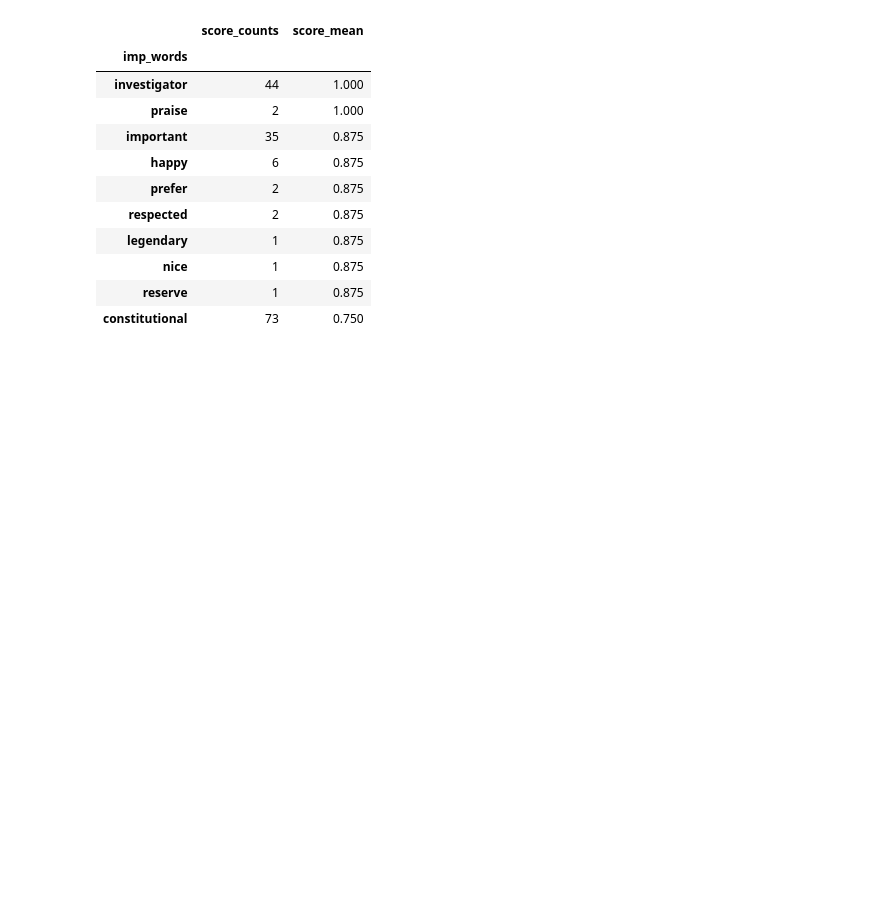
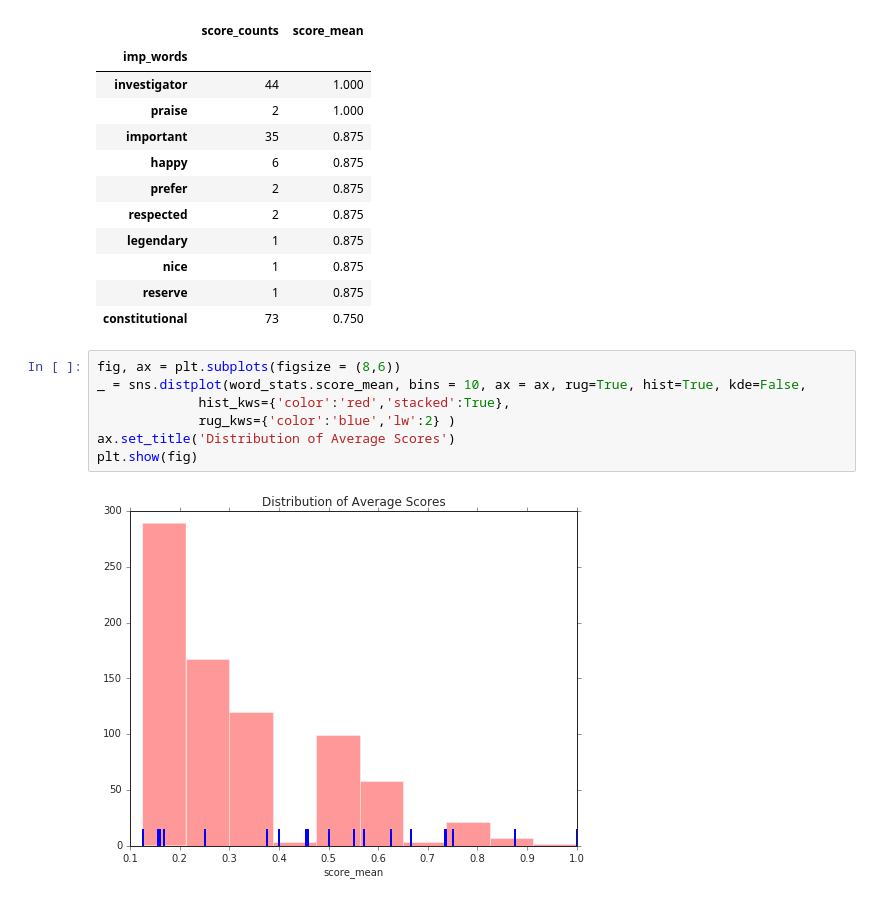
Before and after one commit to Gabya06/mueller, a Jupyter notebook: MuellerReportAnalysis.ipynb, the cells around one changed output. Saved outputs shown, nothing was run; the diff lists cells and outputs as text; blank space fills up the shorter version.

```diff
--- a/MuellerReportAnalysis.ipynb
+++ b/MuellerReportAnalysis.ipynb
@@ -393,3 +393,12 @@ is deprecated and will be removed in a future version [ipykernel_launcher.py:2]
 | nice | 1 | 0.875 |
 | reserve | 1 | 0.875 |
 | constitutional | 73 | 0.750 |
+# %%
+fig, ax = plt.subplots(figsize = (8,6))
+_ = sns.distplot(word_stats.score_mean, bins = 10, ax = ax, rug=True, hist=True, kde=False,
+             hist_kws={'color':'red','stacked':True},
+             rug_kws={'color':'blue','lw':2} )
+ax.set_title('Distribution of Average Scores')
+plt.show(fig)
+# %% [output]
+[figure, added]
```
Also changed, not shown: parts of 5 cells of this notebook.
